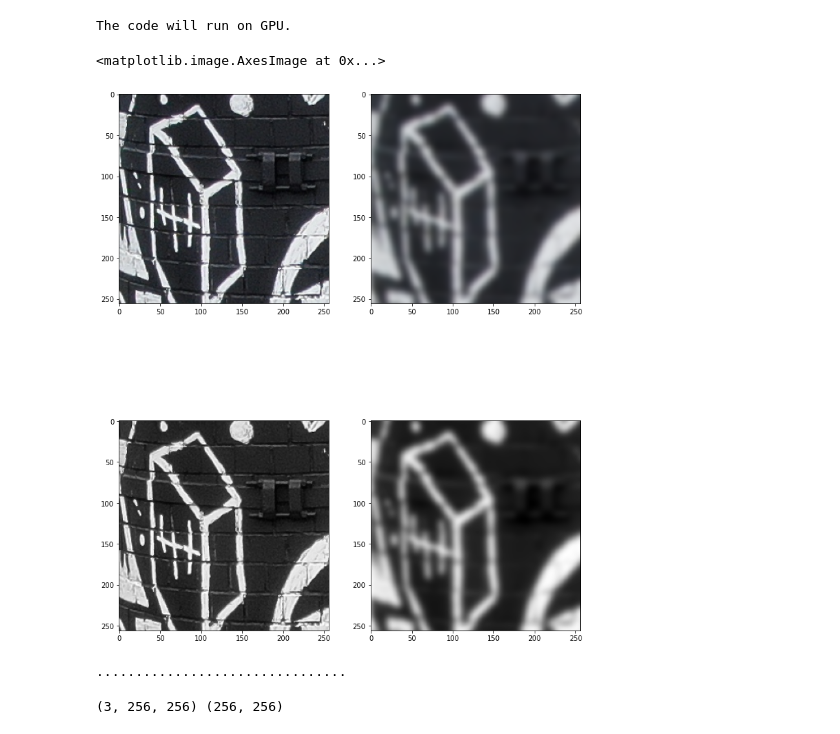
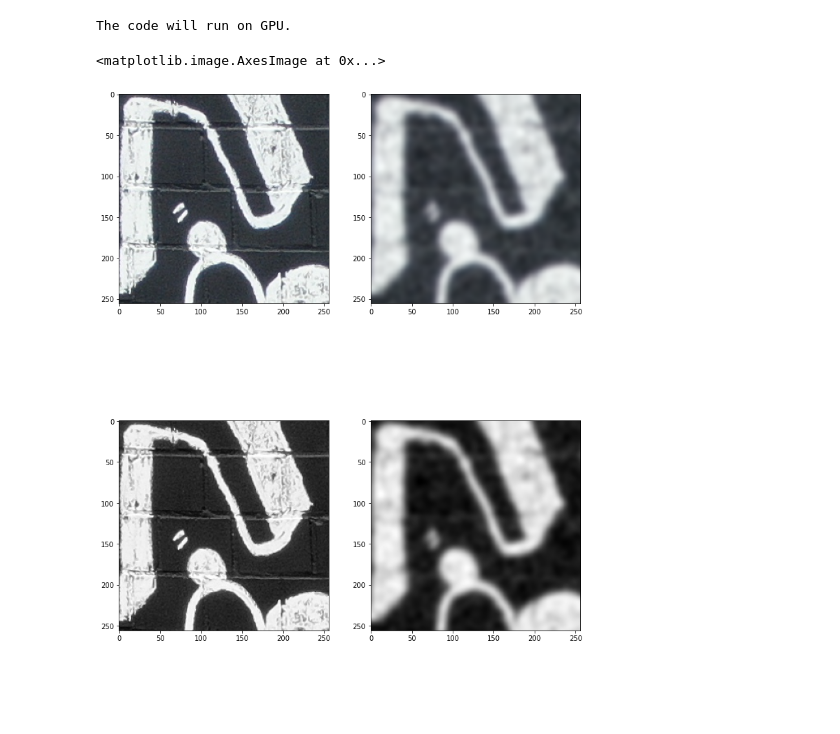
Before and after one commit to UCSmokestack/UrsinusSmokestack3D, a Jupyter notebook: Segmentation/UNetDeblur.ipynb, the cells around one changed output. Cells and saved outputs as stored; diff of their text form; code cells hidden in the pictures; blank space fills up the shorter version.

```diff
--- a/Segmentation/UNetDeblur.ipynb
+++ b/Segmentation/UNetDeblur.ipynb
@@ -35,41 +35,34 @@ device = torch.device('cuda' if torch.cuda.is_available() else 'cpu')
 # %% [output]
 The code will run on GPU.
 # %%
-#sz = (256, 256)
-#X, Y = get_data(0, 110, size=sz, n_augment=0)
-#X, Y = get_blur_data()
 from skimage.filters import gaussian
-I = imread("Drone/DroneFramesCropped/Stills/DJI_0927.JPG")
+I = imread("Drone/DroneFramesCropped/Stills/DJI_0948.JPG")
 I = np.array(I)/255
-IBlur = gaussian(I, sigma=4, multichannel=True)
+IBlur = gaussian(I+0.3*np.random.randn(I.shape[0], I.shape[1])[:, :, None], sigma=4, multichannel=True)
 
 from skimage.color import rgb2gray
 plt.figure(figsize=(12, 16))
 plt.subplot(221)
 plt.imshow(I[1000:1256, 1600:1856, :])
 plt.subplot(222)
 plt.imshow(IBlur[1000:1256, 1600:1856, :])
 plt.subplot(223)
 plt.imshow(rgb2gray(I[1000:1256, 1600:1856, :]), cmap='gray')
 plt.subplot(224)
 plt.imshow(rgb2gray(IBlur[1000:1256, 1600:1856, :]), cmap='gray')
 # %% [output]
 <matplotlib.image.AxesImage at 0x...>
-[figure, old version]
+[figure, new version]
 # %%
-X, Y = get_blur_data(32)
+X, Y = get_blur_data(948, 958)
-# %% [output]
-................................
 # %%
 np.random.seed(0)
-perm = np.random.permutation(len(X))[0:3000]
+perm = np.random.permutation(len(X))[0:5000]
 XDown = [X[i] for i in perm]
 YDown = [Y[i] for i in perm]
 batch_size = 4
 dataloader2 = DataLoader(list(zip(XDown, YDown)), batch_size=batch_size, shuffle=True)
 print(X[0].shape, Y[0].shape)
-# %% [output]
-(3, 256, 256) (256, 256)
 # %%
 print(X[0].dtype, Y[0].dtype)
 print(len(X), len(Y))
```
Also changed, not shown: parts of 2 cells of this notebook, 1 other file.
